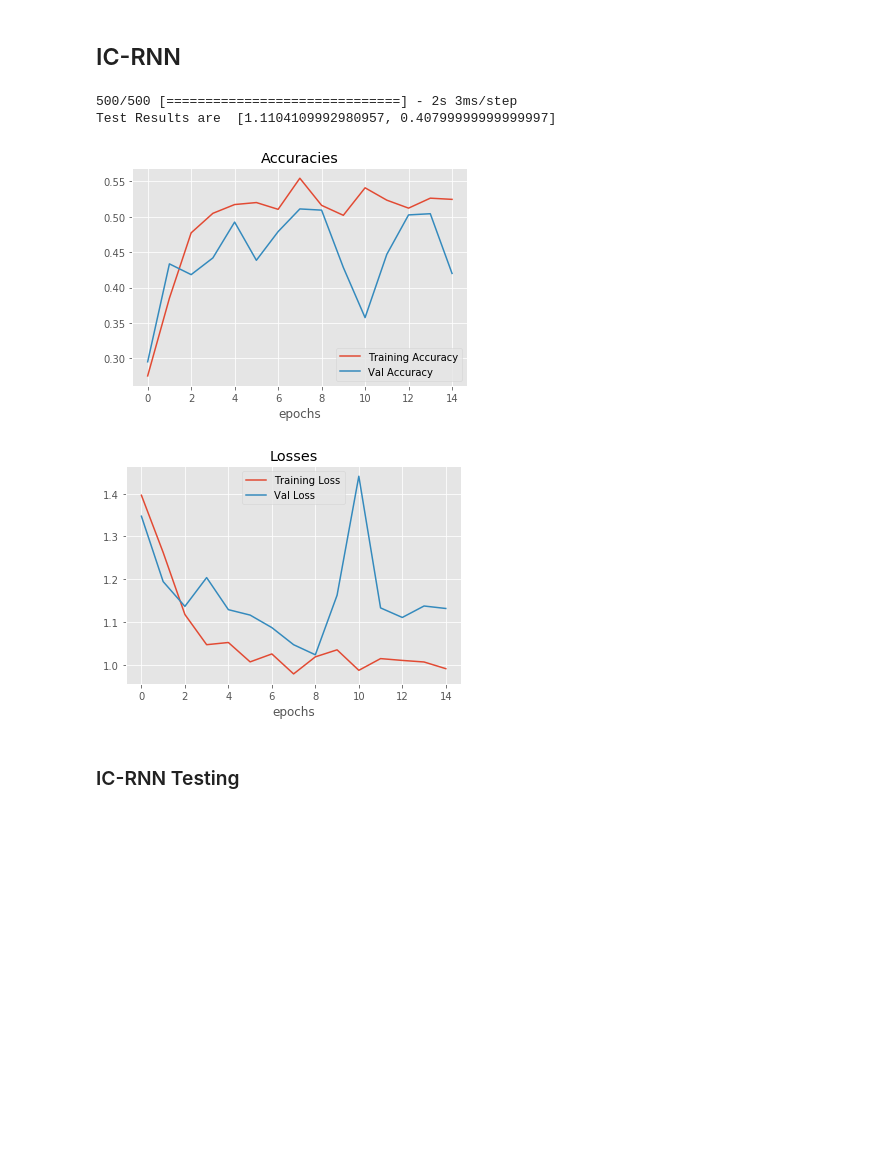
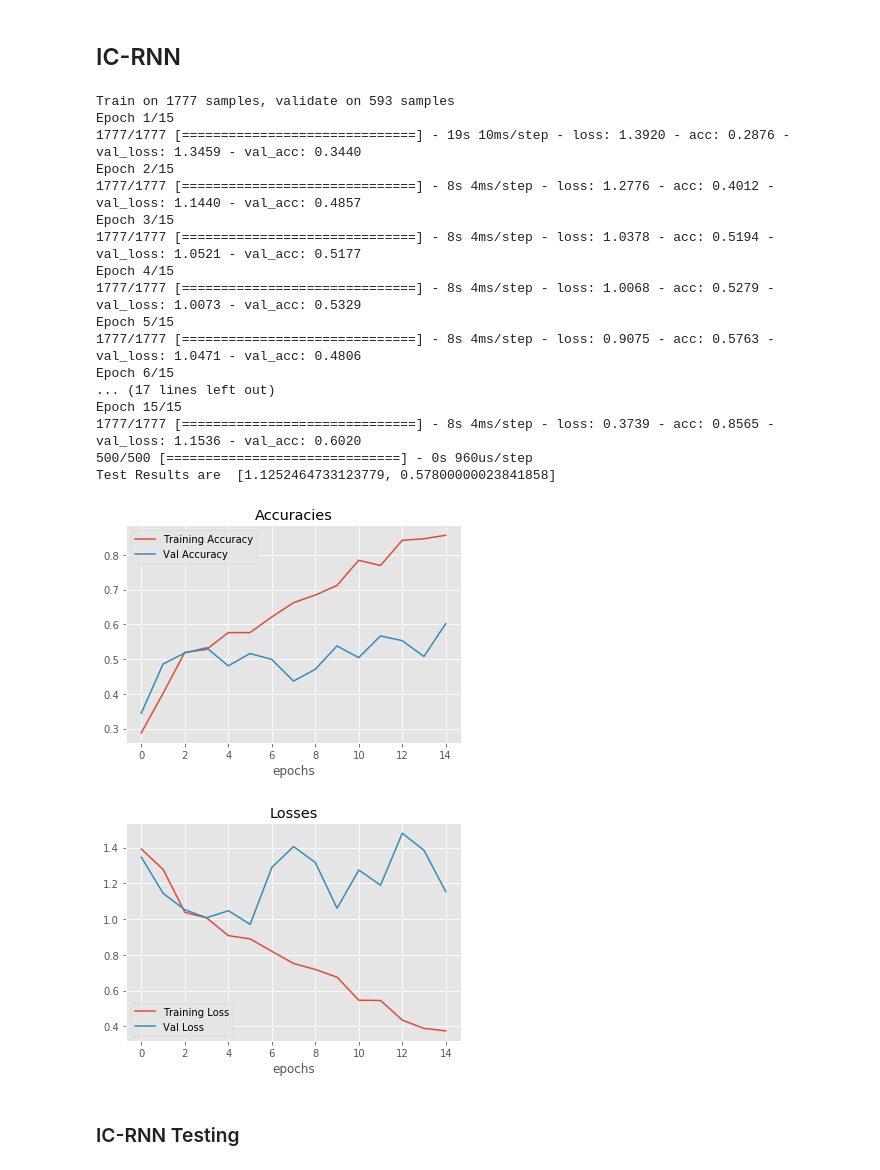
Before and after one commit to kunalpatel1793/Neural-Nets-Final-Project, a Jupyter notebook: Model.ipynb, the cells around one changed output. Saved outputs shown, nothing was run; the diff lists cells and outputs as text; code cells hidden in the pictures; blank space fills up the shorter version.

```diff
--- a/Model.ipynb
+++ b/Model.ipynb
@@ -69,8 +71,8 @@ bs, t, f = train_data.shape
 '\nbs, t, f = data.shape\nnp.random.seed(42)\nshuffle = np.random.choice(bs,bs,replace=False)\n\ntrain_samples = 237\ntrain_data = data[shuffle[:train_samples],:,:]\ntrain_labels = enc_labels[shuffle[ ...
 # %%
 #Prepare the data by taking out nans and dividing into test and train
-#file_path = '/home/carla/Downloads/project_datasets/project_datasets/'
-file_path = '/home/kunal/Desktop/FinalProject/datasets/'
+file_path = '/home/carla/Downloads/project_datasets/project_datasets/'
+#file_path = '/home/kunal/Desktop/FinalProject/datasets/'
 train_data, test_data, train_labels, test_labels = prepare_data(file_path,
                                                                 num_test_samples = 50,
                                                                 verbose= False,
@@ -121,8 +123,8 @@ print test_data.shape
 (50, 22, 1000)
 # %%
 #Augment the data into a bigger set by windowing
-train_data_sliced, train_labels_sliced = create_window_data(train_data, train_labels, windows=10)
-test_data_sliced, test_labels_sliced = create_window_data(test_data, test_labels, windows=10)
+train_data_sliced, train_labels_sliced = create_window_data(train_data, train_labels, windows=10,window_size=512)
+test_data_sliced, test_labels_sliced = create_window_data(test_data, test_labels, windows=10,window_size=512)
 
 train_data_sliced = train_data_sliced.swapaxes(1,2)
 test_data_sliced = test_data_sliced.swapaxes(1,2)
@@ -423,38 +474,53 @@ tower3 = Conv1D(32, 8, strides=2,activation='relu',padding="causal")(x)
 x = concatenate([tower1,tower2,tower3],axis=2)
 
 # Third Inception
 tower1 = Conv1D(32, 2, strides=2,activation='relu',padding="causal")(x)
 tower2 = Conv1D(32, 4, strides=2,activation='relu',padding="causal")(x)
 tower3 = Conv1D(32, 8, strides=2,activation='relu',padding="causal")(x)
 x = concatenate([tower1,tower2,tower3],axis=2)
 
 
 x = GRU(32,activation='tanh',return_sequences=True)(x)
 x = GRU(32,activation='tanh',return_sequences=True)(x)
 x = GRU(32,activation='tanh',return_sequences=True)(x)
 x = GRU(32,activation='tanh')(x)
 
 
 predictions = Dense(4,activation='softmax')(x)
 
 model = Model(inputs=inputs, outputs=predictions)
 
 model.compile(optimizer = 'rmsprop',
              loss = 'categorical_crossentropy',
              metrics=['accuracy'])
 
 #hist.history is a dictionary with all accs and losses
-hist = model.fit(train_data_sliced,train_labels_sliced,epochs=15,validation_split=0.25,batch_size=64,verbose=0)
+hist = model.fit(train_data_sliced,train_labels_sliced,epochs=15,validation_split=0.25,batch_size=64,verbose=1)
 test_score = model.evaluate(test_data_sliced, test_labels_sliced, batch_size=64)
 
 print "Test Results are ", test_score
 plot_hist([hist.history['acc'],hist.history['val_acc']],['Training Accuracy','Val Accuracy'],title='Accuracies')
 plot_hist([hist.history['loss'],hist.history['val_loss']],['Training Loss','Val Loss'],title='Losses')
 # %% [output]
-500/500 [==============================] - 2s 3ms/step
-Test Results are  [1.1104109992980957, 0.40799999999999997]
+Train on 1777 samples, validate on 593 samples
+Epoch 1/15
+1777/1777 [==============================] - 19s 10ms/step - loss: 1.3920 - acc: 0.2876 - val_loss: 1.3459 - val_acc: 0.3440
+Epoch 2/15
+1777/1777 [==============================] - 8s 4ms/step - loss: 1.2776 - acc: 0.4012 - val_loss: 1.1440 - val_acc: 0.4857
+Epoch 3/15
+1777/1777 [==============================] - 8s 4ms/step - loss: 1.0378 - acc: 0.5194 - val_loss: 1.0521 - val_acc: 0.5177
+Epoch 4/15
+1777/1777 [==============================] - 8s 4ms/step - loss: 1.0068 - acc: 0.5279 - val_loss: 1.0073 - val_acc: 0.5329
+Epoch 5/15
+1777/1777 [==============================] - 8s 4ms/step - loss: 0.9075 - acc: 0.5763 - val_loss: 1.0471 - val_acc: 0.4806
+Epoch 6/15
+... (17 lines left out)
+Epoch 15/15
+1777/1777 [==============================] - 8s 4ms/step - loss: 0.3739 - acc: 0.8565 - val_loss: 1.1536 - val_acc: 0.6020
+500/500 [==============================] - 0s 960us/step
+Test Results are  [1.1252464733123779, 0.57800000023841858]
-[figure, old version]
+[figure, new version]
-[figure, old version]
+[figure, new version]
 # %% [markdown]
 ### IC-RNN Testing
 # %%
```
Also changed, not shown: parts of 11 cells of this notebook, 2 other files.
